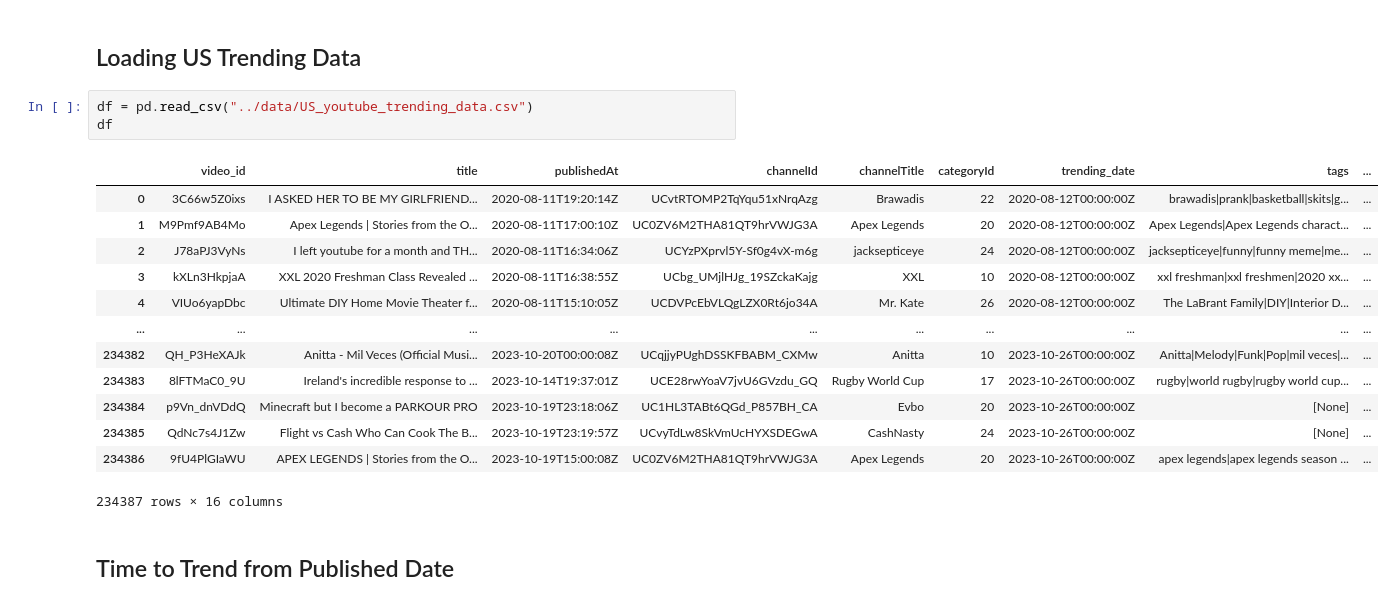
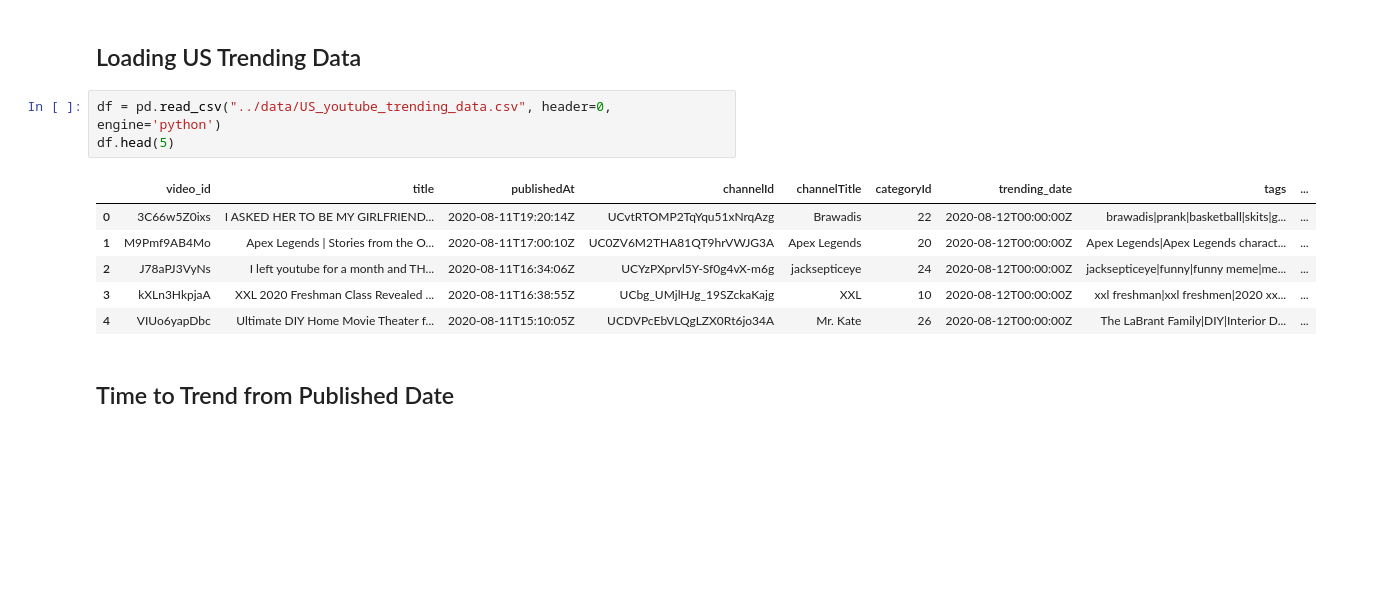
Before and after one commit to atharvadixit1/youtube-analysis, a Jupyter notebook: Data Visualization/Data Visualization.ipynb, the cells around one changed output. Saved outputs shown, nothing was run; the diff lists cells and outputs as text; blank space fills up the shorter version.

Commit message:
Updated read_csv functions to include python engine, edited gitignore and README

```diff
--- a/Data Visualization/Data Visualization.ipynb
+++ b/Data Visualization/Data Visualization.ipynb
@@ -8,22 +8,15 @@ import matplotlib.pyplot as plt
 # %% [markdown]
 ## Loading US Trending Data
 # %%
-df = pd.read_csv("../data/US_youtube_trending_data.csv")
-df
+df = pd.read_csv("../data/US_youtube_trending_data.csv", header=0, engine='python')
+df.head(5)
 # %% [output]
 |  | video_id | title | publishedAt | channelId | channelTitle | categoryId | trending_date | tags | ... |
 | 0 | 3C66w5Z0ixs | I ASKED HER TO BE MY GIRLFRIEND... | 2020-08-11T19:20:14Z | UCvtRTOMP2TqYqu51xNrqAzg | Brawadis | 22 | 2020-08-12T00:00:00Z | brawadis|prank|basketball|skits|g... | ... |
 | 1 | M9Pmf9AB4Mo | Apex Legends | Stories from the O... | 2020-08-11T17:00:10Z | UC0ZV6M2THA81QT9hrVWJG3A | Apex Legends | 20 | 2020-08-12T00:00:00Z | Apex Legends|Apex Legends charact... | ... |
 | 2 | J78aPJ3VyNs | I left youtube for a month and TH... | 2020-08-11T16:34:06Z | UCYzPXprvl5Y-Sf0g4vX-m6g | jacksepticeye | 24 | 2020-08-12T00:00:00Z | jacksepticeye|funny|funny meme|me... | ... |
 | 3 | kXLn3HkpjaA | XXL 2020 Freshman Class Revealed ... | 2020-08-11T16:38:55Z | UCbg_UMjlHJg_19SZckaKajg | XXL | 10 | 2020-08-12T00:00:00Z | xxl freshman|xxl freshmen|2020 xx... | ... |
 | 4 | VIUo6yapDbc | Ultimate DIY Home Movie Theater f... | 2020-08-11T15:10:05Z | UCDVPcEbVLQgLZX0Rt6jo34A | Mr. Kate | 26 | 2020-08-12T00:00:00Z | The LaBrant Family|DIY|Interior D... | ... |
-| ... | ... | ... | ... | ... | ... | ... | ... | ... | ... |
-| 234382 | QH_P3HeXAJk | Anitta - Mil Veces (Official Musi... | 2023-10-20T00:00:08Z | UCqjjyPUghDSSKFBABM_CXMw | Anitta | 10 | 2023-10-26T00:00:00Z | Anitta|Melody|Funk|Pop|mil veces|... | ... |
-| 234383 | 8lFTMaC0_9U | Ireland's incredible response to ... | 2023-10-14T19:37:01Z | UCE28rwYoaV7jvU6GVzdu_GQ | Rugby World Cup | 17 | 2023-10-26T00:00:00Z | rugby|world rugby|rugby world cup... | ... |
-| 234384 | p9Vn_dnVDdQ | Minecraft but I become a PARKOUR PRO | 2023-10-19T23:18:06Z | UC1HL3TABt6QGd_P857BH_CA | Evbo | 20 | 2023-10-26T00:00:00Z | [None] | ... |
-| 234385 | QdNc7s4J1Zw | Flight vs Cash Who Can Cook The B... | 2023-10-19T23:19:57Z | UCvyTdLw8SkVmUcHYXSDEGwA | CashNasty | 24 | 2023-10-26T00:00:00Z | [None] | ... |
-| 234386 | 9fU4PlGIaWU | APEX LEGENDS | Stories from the O... | 2023-10-19T15:00:08Z | UC0ZV6M2THA81QT9hrVWJG3A | Apex Legends | 20 | 2023-10-26T00:00:00Z | apex legends|apex legends season ... | ... |
-234387 rows × 16 columns
 # %% [markdown]
 ## Time to Trend from Published Date
 # %%
```
Also changed, not shown: 3 other files.
